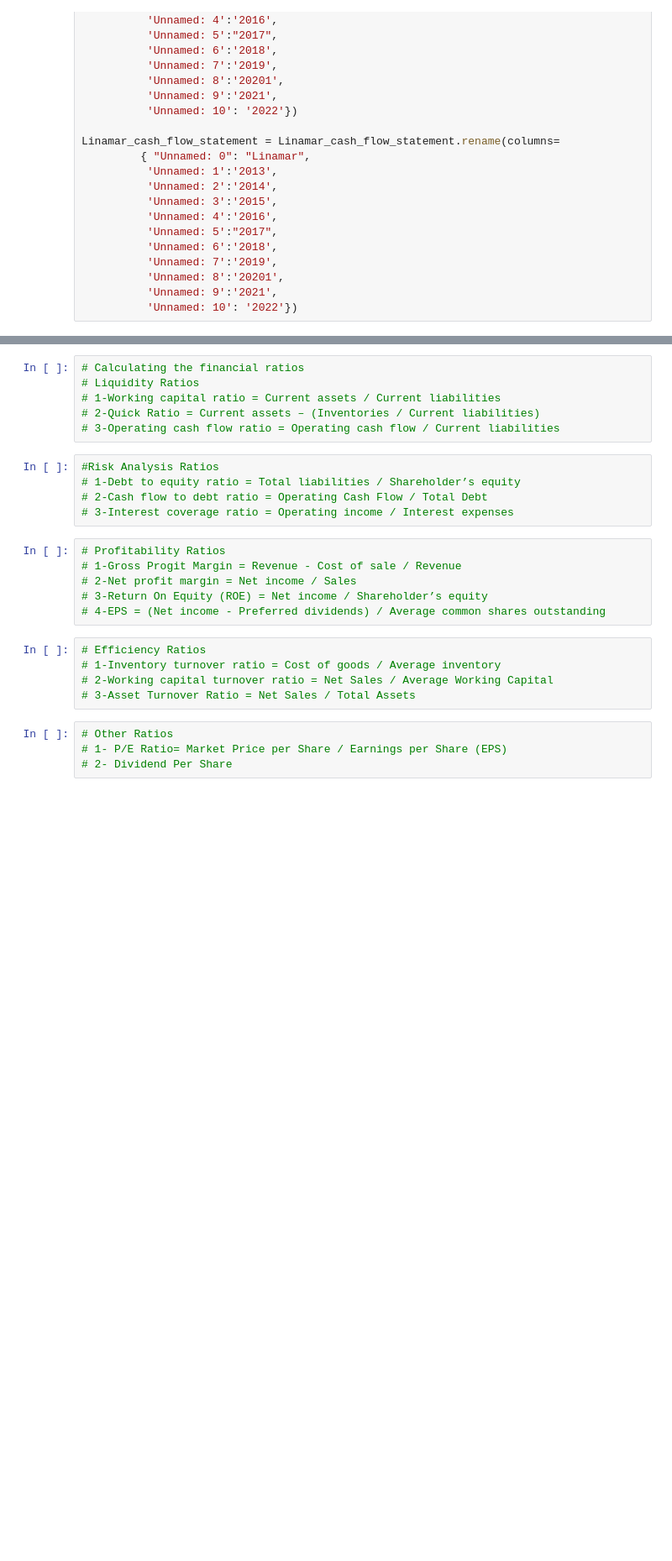
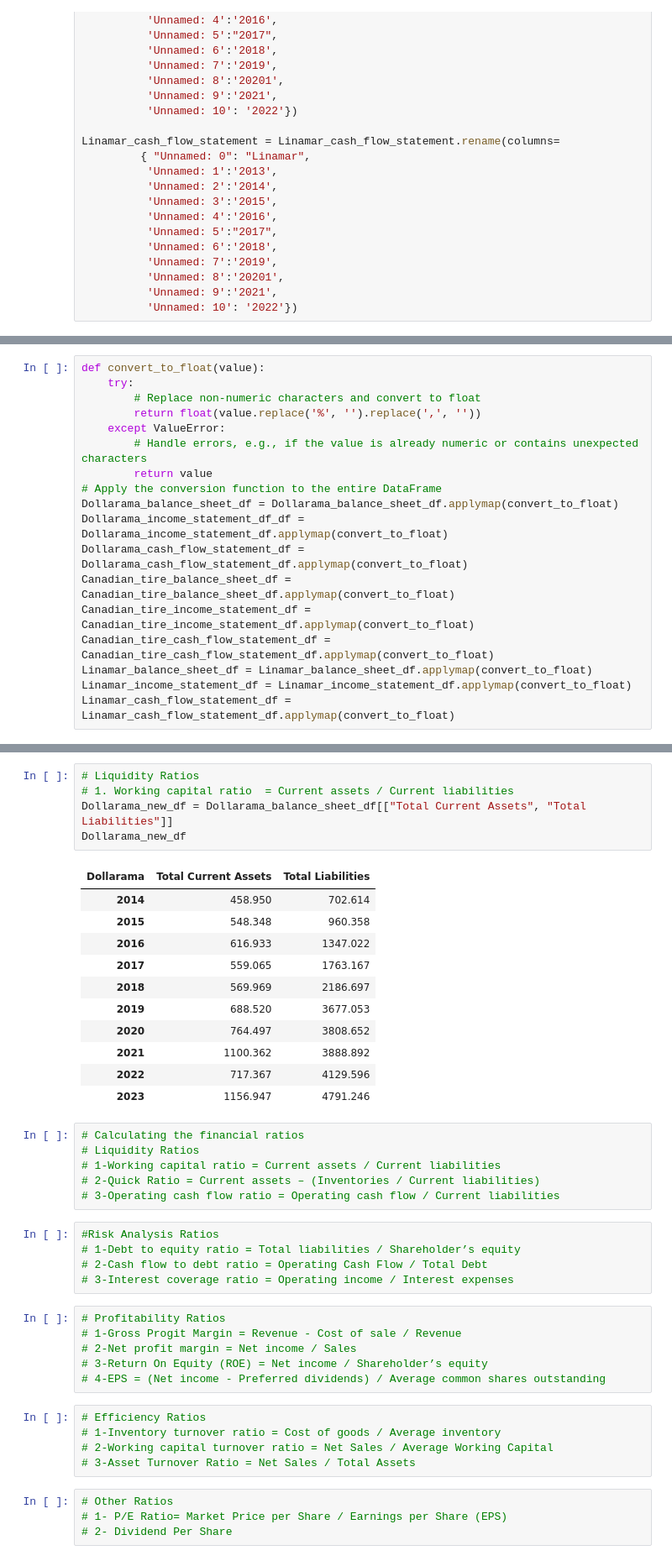
Before and after one commit to jash1112/project-financial_analysis, a Jupyter notebook: the_project from Jash.ipynb, the cells around one changed output, grey strips where cells are left out. Shown: that part at 84% size. Drawn from its saved outputs; the diff is of its cells as text; blank space fills up the shorter version.

```diff
--- a/the_project from Jash.ipynb
+++ b/the_project from Jash.ipynb
@@ -262,0 +302,18 @@ Linamar_cash_flow_statement_df = Linamar_cash_flow_statement.transpose()
+# %%
+def convert_to_float(value):
+    try:
+        # Replace non-numeric characters and convert to float
+        return float(value.replace('%', '').replace(',', ''))
+    except ValueError:
+        # Handle errors, e.g., if the value is already numeric or contains unexpected characters
+        return value
+# Apply the conversion function to the entire DataFrame
+Dollarama_balance_sheet_df = Dollarama_balance_sheet_df.applymap(convert_to_float)
+Dollarama_income_statement_df_df = Dollarama_income_statement_df.applymap(convert_to_float)
+Dollarama_cash_flow_statement_df = Dollarama_cash_flow_statement_df.applymap(convert_to_float)
+Canadian_tire_balance_sheet_df = Canadian_tire_balance_sheet_df.applymap(convert_to_float)
+Canadian_tire_income_statement_df = Canadian_tire_income_statement_df.applymap(convert_to_float)
+Canadian_tire_cash_flow_statement_df = Canadian_tire_cash_flow_statement_df.applymap(convert_to_float)
+Linamar_balance_sheet_df = Linamar_balance_sheet_df.applymap(convert_to_float)
+Linamar_income_statement_df = Linamar_income_statement_df.applymap(convert_to_float)
+Linamar_cash_flow_statement_df = Linamar_cash_flow_statement_df.applymap(convert_to_float)
@@ -263,3 +340,20 @@ Linamar_cash_flow_statement_df = Linamar_cash_flow_statement.transpose()
+# %%
+# Liquidity Ratios
+# 1. Working capital ratio  = Current assets / Current liabilities
+Dollarama_new_df = Dollarama_balance_sheet_df[["Total Current Assets", "Total Liabilities"]]
+Dollarama_new_df
+# %% [output]
+| Dollarama | Total Current Assets | Total Liabilities |
+| 2014 | 458.950 | 702.614 |
+| 2015 | 548.348 | 960.358 |
+| 2016 | 616.933 | 1347.022 |
+| 2017 | 559.065 | 1763.167 |
+| 2018 | 569.969 | 2186.697 |
+| 2019 | 688.520 | 3677.053 |
+| 2020 | 764.497 | 3808.652 |
+| 2021 | 1100.362 | 3888.892 |
+| 2022 | 717.367 | 4129.596 |
+| 2023 | 1156.947 | 4791.246 |
 # %%
 # Calculating the financial ratios
 # Liquidity Ratios
```
Also changed, not shown: parts of 8 cells of this notebook.
